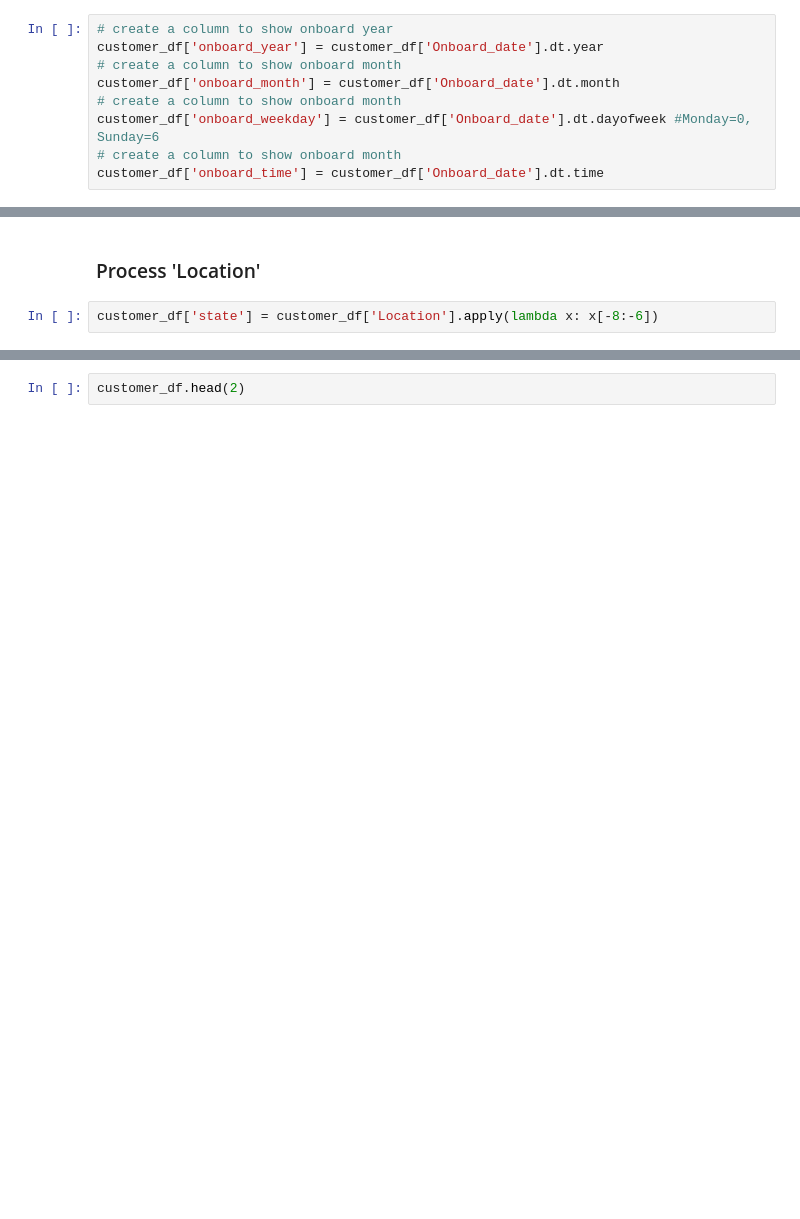
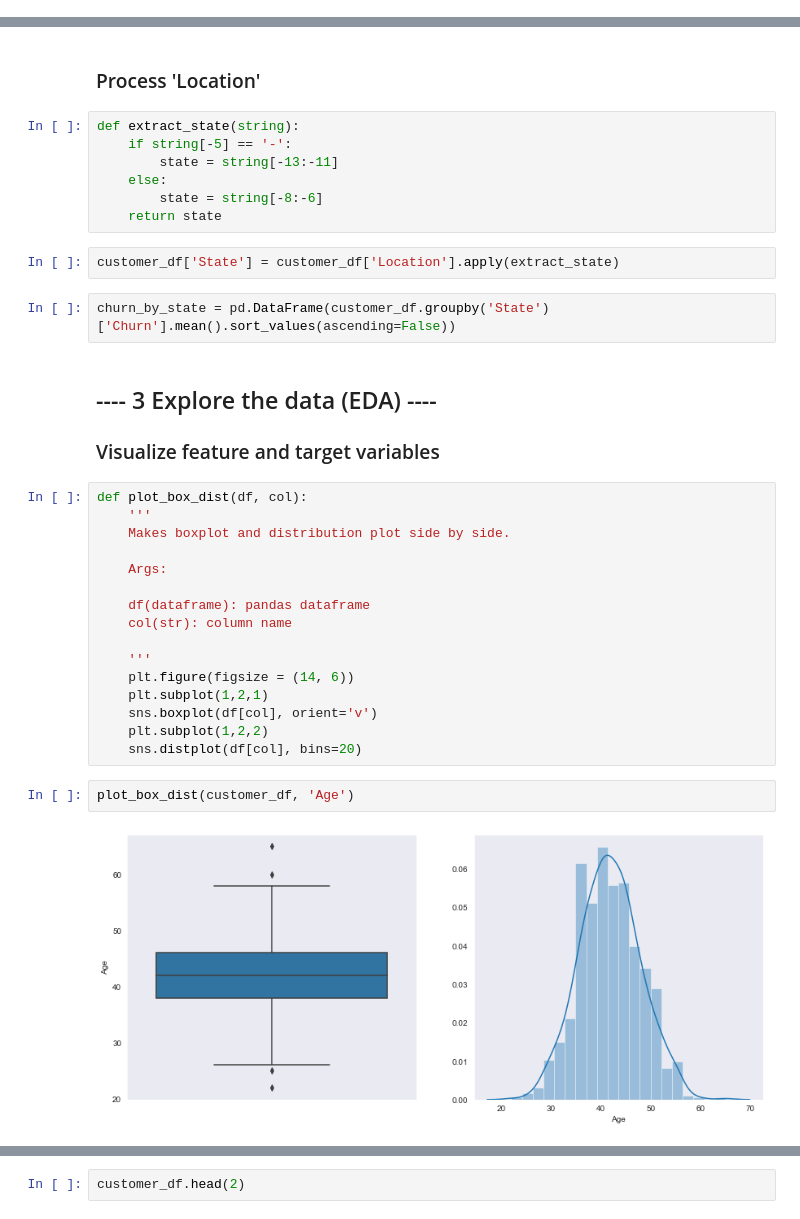
Before and after one commit to shabrown/customer_churn_prediction, a Jupyter notebook: customer_churn_prediction.ipynb, the cells around one changed output, grey strips where cells are left out. Saved outputs shown, nothing was run; the diff lists cells and outputs as text; blank space fills up the shorter version.

```diff
--- a/customer_churn_prediction.ipynb
+++ b/customer_churn_prediction.ipynb
@@ -108,9 +95,0 @@ customer_df['Onboard_date'] = pd.to_datetime(customer_df['Onboard_date'])
-# %%
-# create a column to show onboard year
-customer_df['onboard_year'] = customer_df['Onboard_date'].dt.year
-# create a column to show onboard month
-customer_df['onboard_month'] = customer_df['Onboard_date'].dt.month
-# create a column to show onboard month
-customer_df['onboard_weekday'] = customer_df['Onboard_date'].dt.dayofweek #Monday=0, Sunday=6
-# create a column to show onboard month
-customer_df['onboard_time'] = customer_df['Onboard_date'].dt.time
@@ -124,4 +96,37 @@ customer_df.head(2)
 # %% [markdown]
 ### Process 'Location'
+# %%
+def extract_state(string):
+    if string[-5] == '-':
+        state = string[-13:-11]
+    else:
+        state = string[-8:-6]
+    return state
 # %%
-customer_df['state'] = customer_df['Location'].apply(lambda x: x[-8:-6])
+customer_df['State'] = customer_df['Location'].apply(extract_state)
+# %%
+churn_by_state = pd.DataFrame(customer_df.groupby('State')['Churn'].mean().sort_values(ascending=False))
+# %% [markdown]
+## ---- 3 Explore the data (EDA) ----
+
+### Visualize feature and target variables
+# %%
+def plot_box_dist(df, col):
+    '''
+    Makes boxplot and distribution plot side by side.
+
+    Args:
+
+    df(dataframe): pandas dataframe
+    col(str): column name
+
+    '''
+    plt.figure(figsize = (14, 6))
+    plt.subplot(1,2,1)
+    sns.boxplot(df[col], orient='v')
+    plt.subplot(1,2,2)
+    sns.distplot(df[col], bins=20)
+# %%
+plot_box_dist(customer_df, 'Age')
+# %% [output]
+[figure, added]
```
Also changed, not shown: parts of 57 cells of this notebook, 1 other file.
